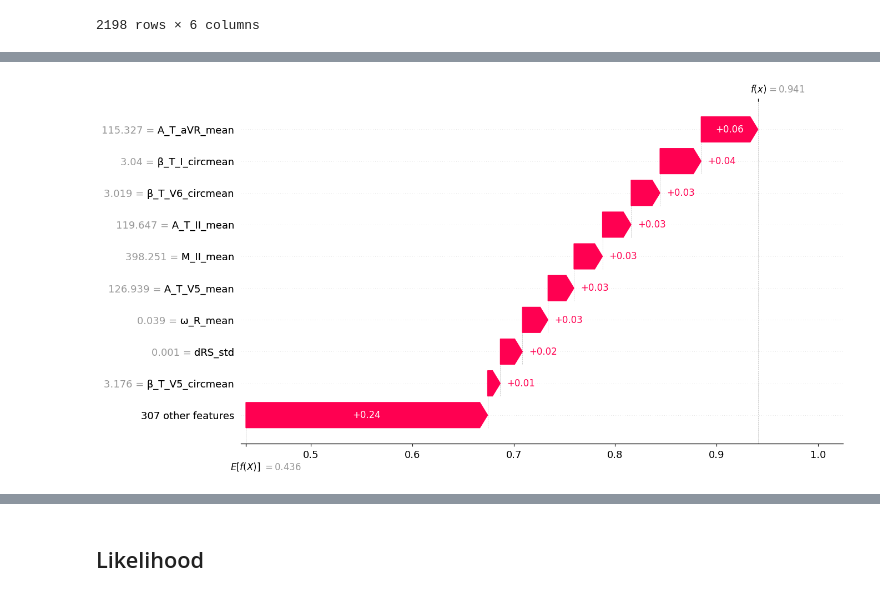
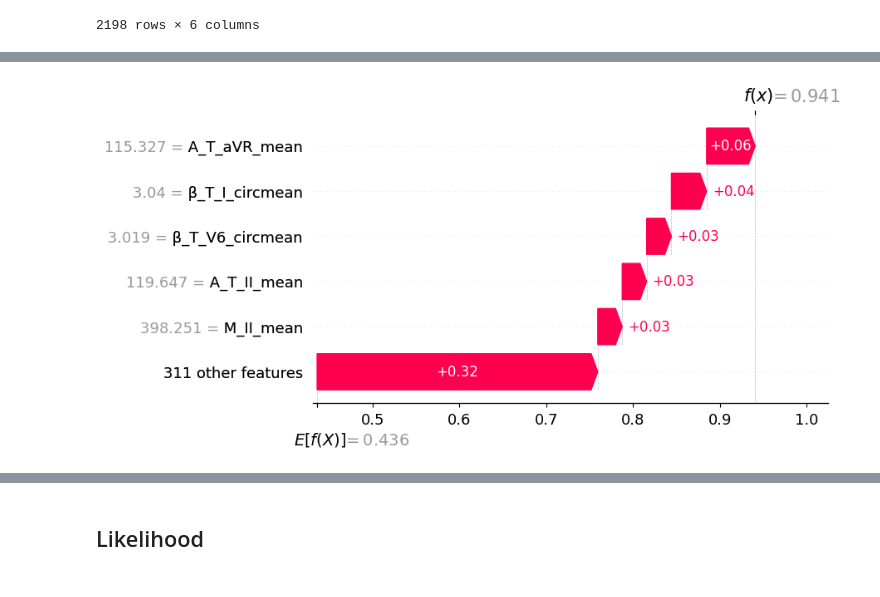
Before and after one commit to adofersan/xai-ecg-diagnosis, a Jupyter notebook: src/tables_and_figures.ipynb, the cells around one changed output, grey strips where cells are left out. Drawn from its saved outputs; the diff is of its cells as text; code cells hidden in the pictures.

```diff
--- a/src/tables_and_figures.ipynb
+++ b/src/tables_and_figures.ipynb
@@ -1039,0 +1093,33 @@ for i, name in enumerate(explainers):
+# %%
+POSITIVE_CLASS = 1
+
+encoder = model.get_encoder()
+X_test_encoded = pd.DataFrame(encoder.transform(X_test), columns=X_test.columns)
+shap_values_dict = {}
+for i, name in enumerate(explainers):
+    explainer = explainers[name]
+    shap_values = explainer.shap_values(X_test_encoded)
+    shap_values_dict[name] = shap_values
+    shap.summary_plot(shap_values[:,:,POSITIVE_CLASS], X_test_encoded, plot_type="violin", max_display=10,show=False)
+
+    plt.gcf().set_size_inches(8, 6)
+
+    plt.gca().tick_params(labelsize=16)  # Tick label font size
+    plt.xlabel(plt.gca().get_xlabel(), fontsize=18)  # X-axis label font size
+    plt.ylabel(plt.gca().get_ylabel(), fontsize=18)  # Y-axis label font size
+
+    cbar = plt.gcf().axes[-1]  # The color bar is usually the last axis
+    cbar.tick_params(labelsize=12)  # Adjust font size of tick labels on the color bar
+
+    # Access and update the color bar label (Feature value)
+    cbar.set_ylabel(cbar.get_ylabel(), fontsize=22)  # Update font size for color bar label
+    cbar.set_xlabel(cbar.get_xlabel(), fontsize=22)  # For horizontal color bars, if applicable
+
+    # Adjust "High" and "Low" labels on the color bar
+    for text in plt.gcf().findobj(match=plt.Text):  # Find all text objects in the figure
+        if text.get_text() in ["High", "Low"]:  # Identify "High" and "Low" labels
+            text.set_fontsize(16)  # Set desired font size
+
+
+    plt.savefig(f"../img/shap_summary_plot{i}_{name}.png", dpi=300, bbox_inches='tight')
+    plt.show()
@@ -1079,16 +1171,22 @@ TEST_INSTANCE_NUM = 17
 X_ECG_ID = 121
 NAME = "NORM"
 explainer = explainers[NAME]
-shap.initjs()
-shap.waterfall_plot(
+
+shap_figure = shap.waterfall_plot(
     shap.Explanation(
         values=shap_values_dict["NORM"][TEST_INSTANCE_NUM, :, POSITIVE_CLASS],
         base_values=explainer.expected_value[POSITIVE_CLASS],
         data=X_test.iloc[TEST_INSTANCE_NUM],
     ),
+    max_display=6,
     show=False,
 )
-plt.gcf().set_size_inches(14, 8)  # Increase the width of the plot
+
+fig, ax = plt.gcf(), plt.gca()
+ax.tick_params(labelsize=15)
+cb_ax = fig.axes[1]
+cb_ax.tick_params(labelsize=14)
+
 plt.savefig(f"../img/local-shap-norm.png", dpi=300, bbox_inches="tight")
 plt.show()
 # %% [output]
@@ -1096,4 +1193,4 @@ plt.show()
-[figure, old version]
+[figure, new version]
 # %%
 POSITIVE_CLASS = 1
 TEST_INSTANCE_NUM = 70
```
Also changed, not shown: parts of 17 cells of this notebook.
